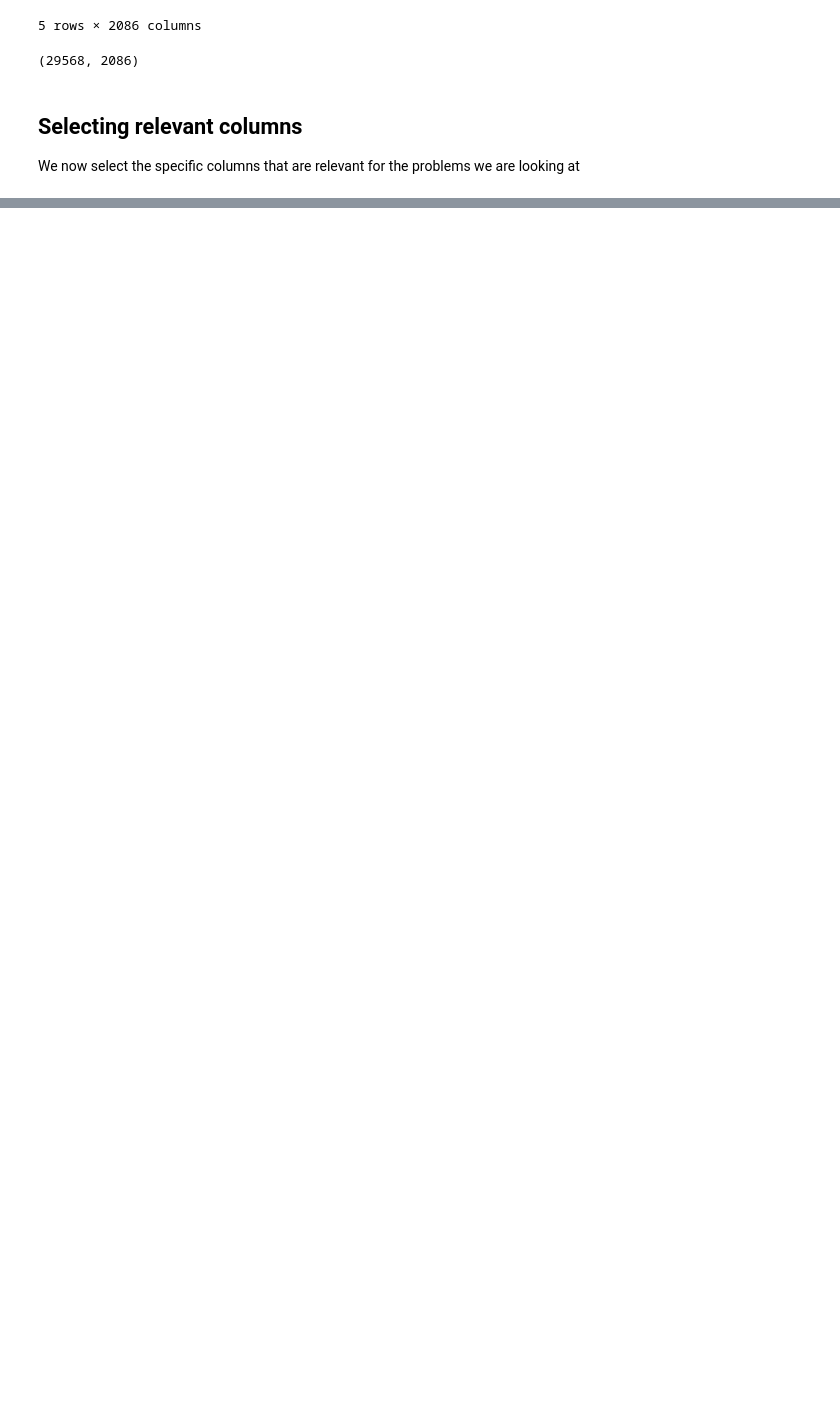
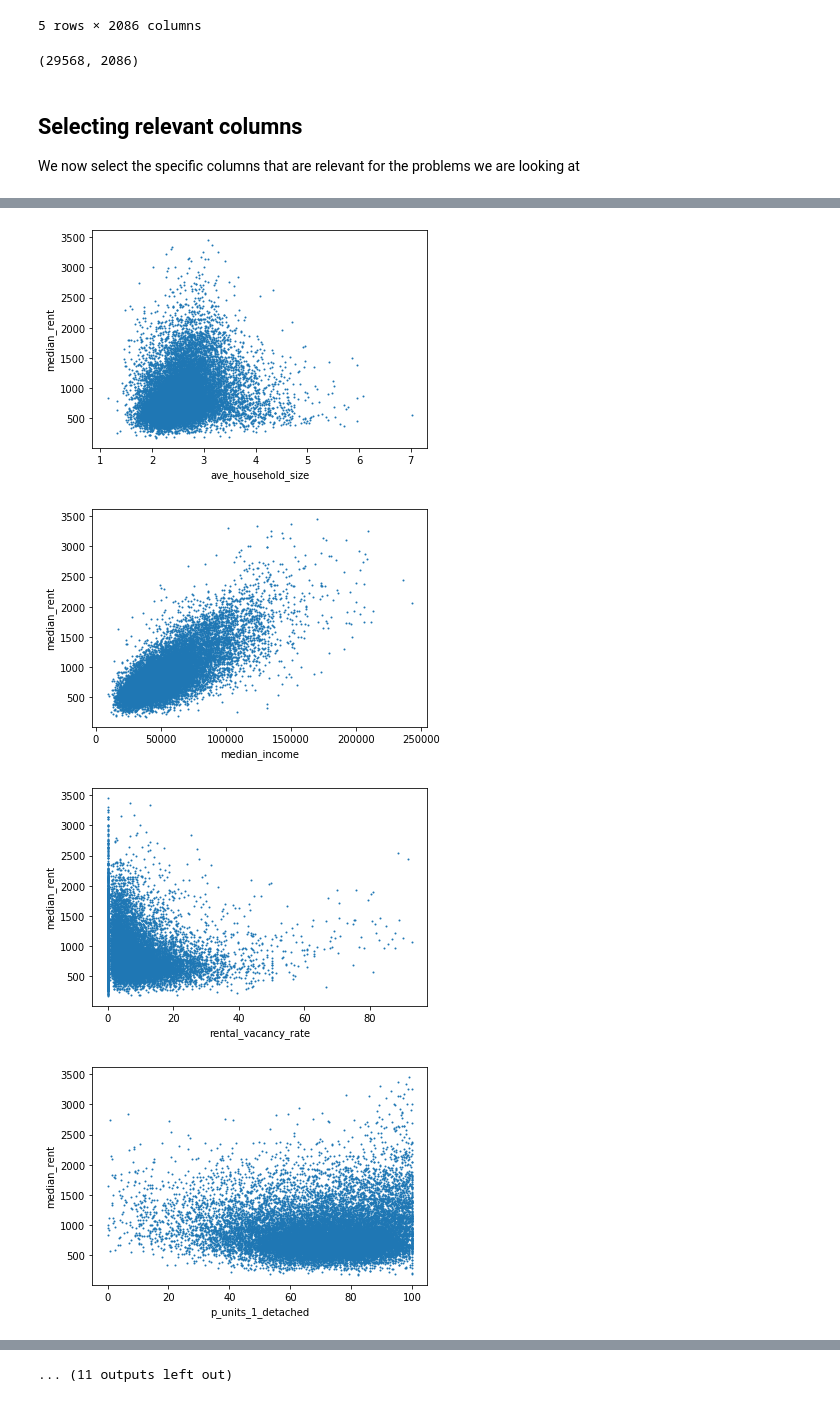
Before and after one commit to michlbrown/cpsc4310, a Jupyter notebook: Project/rawdata/Data prep.ipynb, the cells around one changed output, grey strips where cells are left out. Saved outputs shown, nothing was run; the diff lists cells and outputs as text; code cells hidden in the pictures; blank space fills up the shorter version.

```diff
--- a/Project/rawdata/Data prep.ipynb
+++ b/Project/rawdata/Data prep.ipynb
@@ -89,3 +76,3 @@ col_names = {
 # %%
 # rename the columns of the dataset
-acs = acs.rename(columns=col_names)
+acs = acs.rename(columns=attributes)
@@ -95,3 +99,3 @@ acs.to_csv("acs.csv")
 # %%
-for col in acs.iloc[:, 2:]:
+for col in acs:
     acs[col] = pd.to_numeric(acs[col], errors="coerce")
@@ -99,0 +102,2 @@ acs.describe().transpose().to_csv("summary.csv")
+# %%
+acs = acs.dropna()
@@ -99,0 +120,18 @@ acs.describe().transpose().to_csv("summary.csv")
+# %%
+test = acs.copy()
+for col in test:
+    q1 = test[col].quantile(.25)
+    q3 = test[col].quantile(.75)
+
+    iqr = q3 - q1
+    threshold = iqr * 1.5
+
+    test = acs[(acs[col] > q1-threshold) & (acs[col] < q3+threshold)]
+# %%
+for col in acs:
+    acs.plot.scatter(x=col, y="median_rent", s=1)
+# %% [output]
+[figure, added]
+[figure, added]
+[figure, added]
+[figure, added]
@@ -99,0 +146 @@ acs.describe().transpose().to_csv("summary.csv")
+... (11 outputs left out)
```
Also changed, not shown: parts of 12 cells of this notebook, 10 other files.
